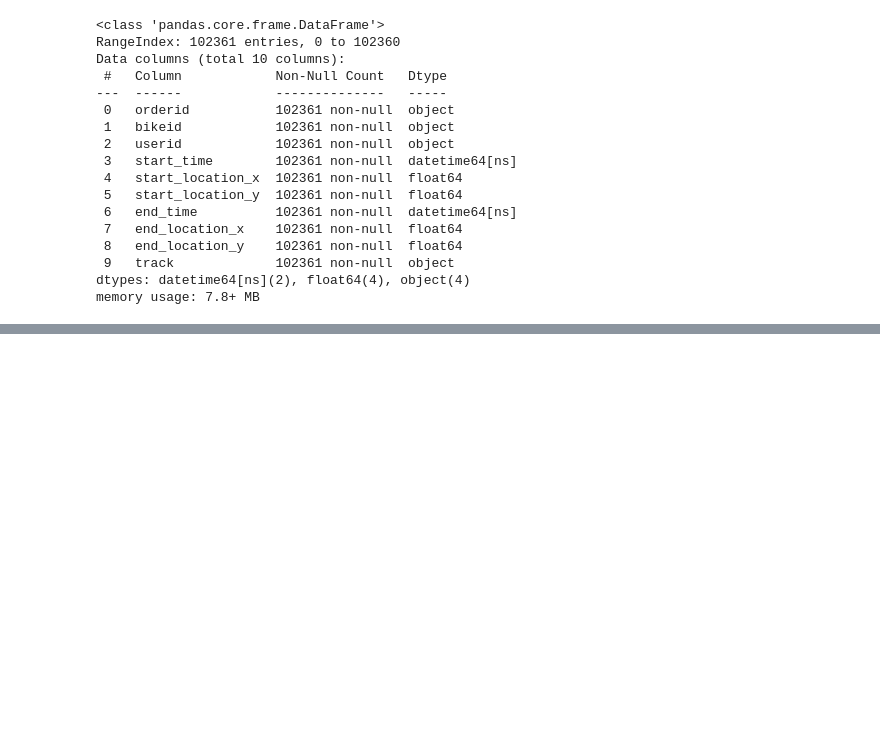
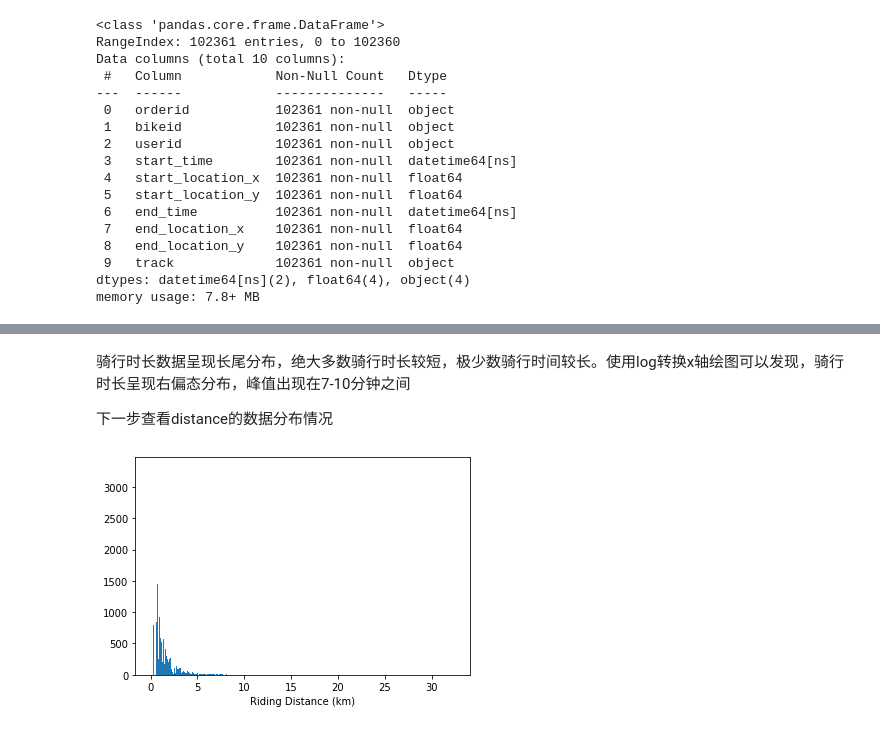
Before and after one commit to Andrehinh/Interesting-python, a Jupyter notebook: Mobike/Mobike_shanghai.ipynb, the cells around one changed output, grey strips where cells are left out. Saved outputs shown, nothing was run; the diff lists cells and outputs as text; code cells hidden in the pictures; blank space fills up the shorter version.

```diff
--- a/Mobike/Mobike_shanghai.ipynb
+++ b/Mobike/Mobike_shanghai.ipynb
@@ -239,0 +369,10 @@ def get_ring(item):
+# %% [markdown]
+骑行时长数据呈现长尾分布，绝大多数骑行时长较短，极少数骑行时间较长。使用log转换x轴绘图可以发现，骑行时长呈现右偏态分布，峰值出现在7-10分钟之间
+
+下一步查看distance的数据分布情况
+# %%
+bins = np.arange(0, df_e.distance.max()+0.01, 0.01)
+plt.hist(data = df_e, x = 'distance', bins = bins);
+plt.xlabel('Riding Distance (km)');
+# %% [output]
+[figure, added]
```
Also changed, not shown: parts of 70 cells of this notebook.
